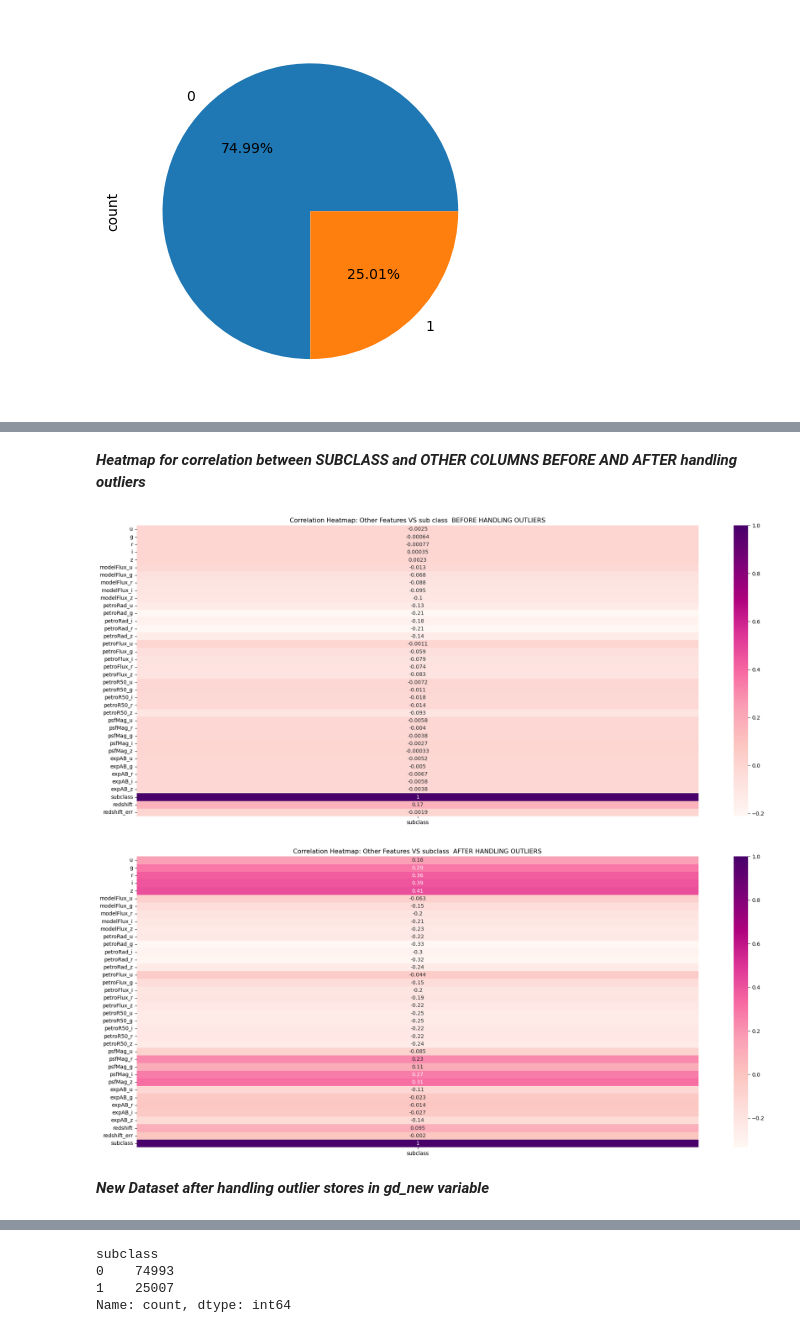
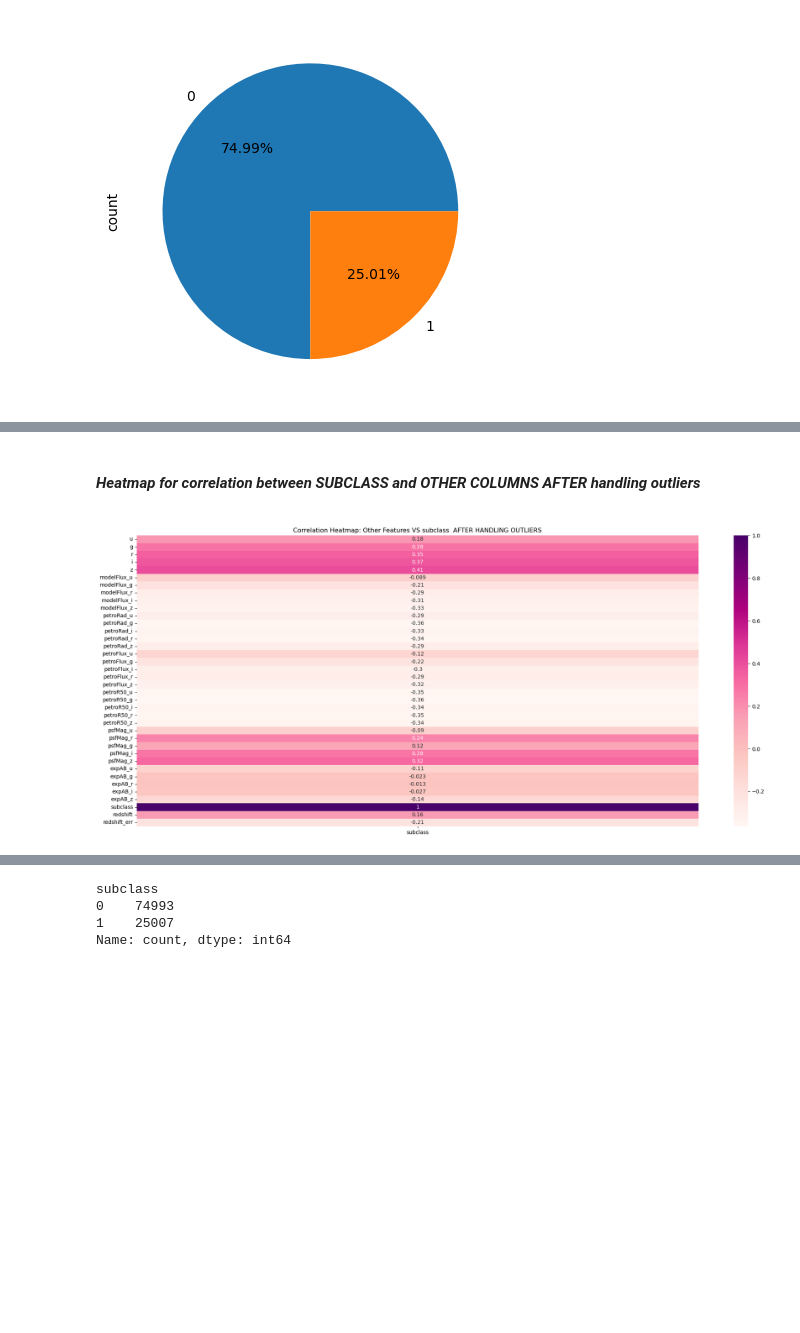
Before and after one commit to skymaurya/galaxy_classify, a Jupyter notebook: galxy.ipynb, the cells around one changed output, grey strips where cells are left out. Saved outputs shown, nothing was run; the diff lists cells and outputs as text; code cells hidden in the pictures; blank space fills up the shorter version.

```diff
--- a/galxy.ipynb
+++ b/galxy.ipynb
@@ -93,7 +97,7 @@ Data columns (total 43 columns):
 dtypes: float64(41), object(2)
 memory usage: 32.8+ MB
 # %%
-gd=gd.drop([ 'objid', 'specobjid', 'ra', 'dec','class'],axis=1 )   #droping the unsed column as it doesnot hellp us in as predtion furthure
+gd=gd.drop([ 'objid','dec','ra', 'specobjid','class'],axis=1 )   #droping the unsed column as it doesnot hellp us in as predtion furthure
 # %% [markdown]
 ***Changing object type in the form categorial values 0 and 1 of subclass***
 # %%
@@ -220,22 +376,14 @@ create_boxplots(capped_gd.drop('subclass', axis=1), "Boxplots after the Handling
 # %% [markdown]
-***Heatmap for correlation between SUBCLASS and OTHER COLUMNS BEFORE AND AFTER handling outliers***
+***<H4>Heatmap for correlation between SUBCLASS and OTHER COLUMNS AFTER handling outliers***
 # %%
-#before handling outliers
 
-plt.figure(figsize = (24,10))
-sns.heatmap(gd.corr()[['subclass']], annot = True, cmap = 'RdPu')
-plt.title('Correlation Heatmap: Other Features VS sub class  BEFORE HANDLING OUTLIERS')
-plt.show()
 
 # heatmap after handling outliers
 
 plt.figure(figsize = (24,10))
-sns.heatmap(capped_gd.corr()[['subclass']], annot = True, cmap = 'RdPu')
+sns.heatmap(gd.corr()[['subclass']], annot = True, cmap = 'RdPu')
 plt.title('Correlation Heatmap: Other Features VS subclass  AFTER HANDLING OUTLIERS')
 plt.show()
 # %% [output]
-[figure, old version]
+[figure, new version]
-[figure, removed]
-# %% [markdown]
-***New Dataset after handling outlier stores in gd_new variable***
 # %%
```
Also changed, not shown: parts of 92 cells of this notebook, 3 other files.
